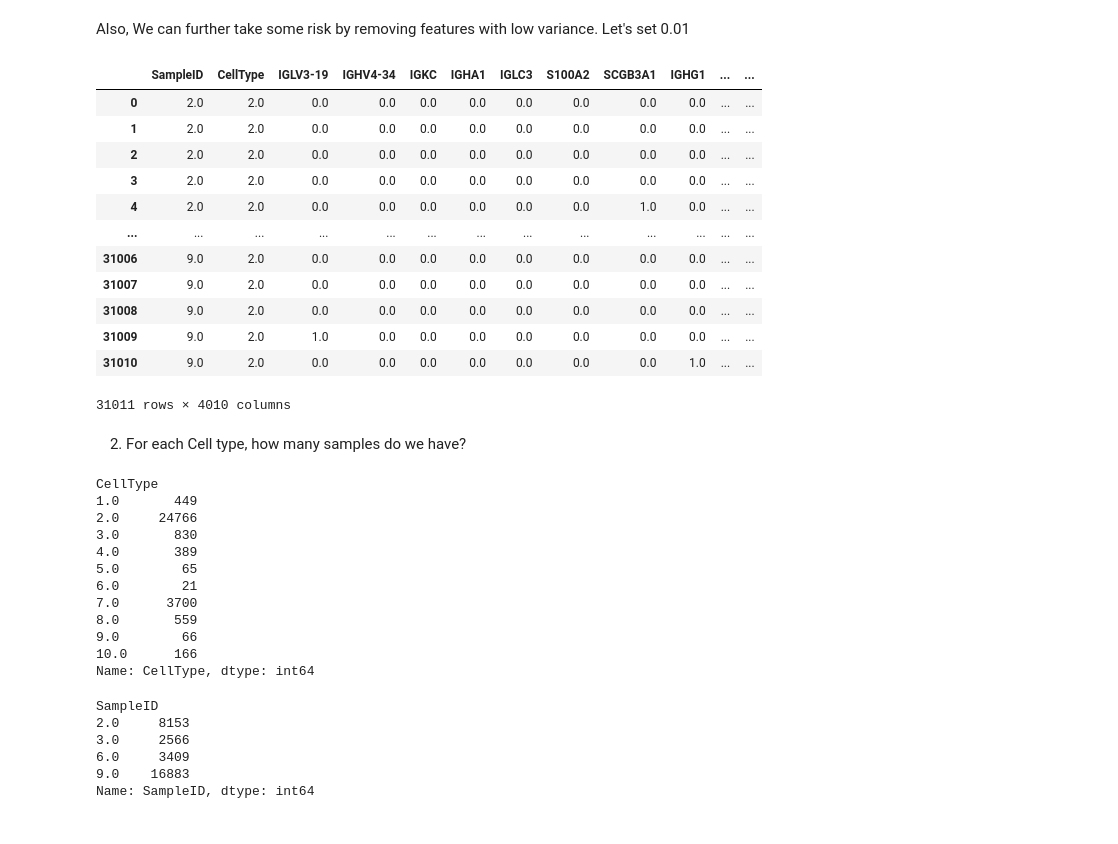
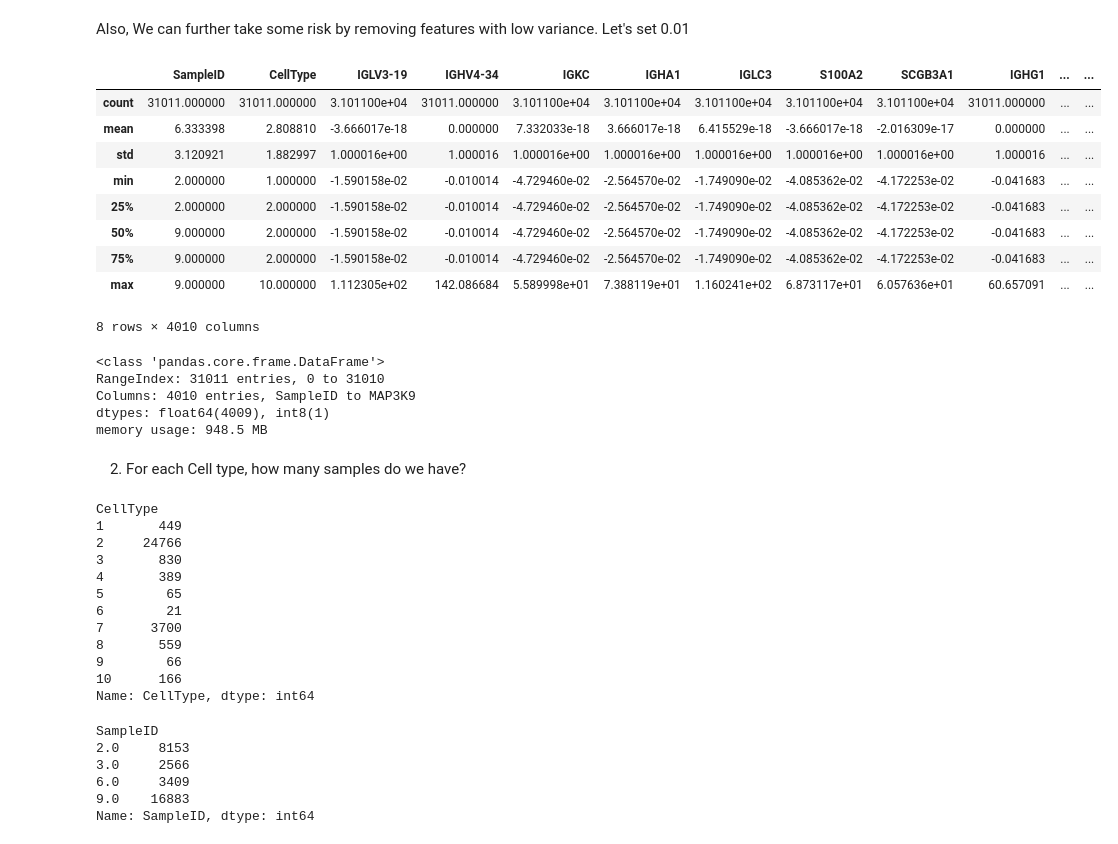
Before and after one commit to BillCoML/cell_anotation, a Jupyter notebook: feat_eng.ipynb, the cells around one changed output. Saved outputs shown, nothing was run; the diff lists cells and outputs as text; code cells hidden in the pictures.

```diff
--- a/feat_eng.ipynb
+++ b/feat_eng.ipynb
@@ -40,26 +40,32 @@ df['CellType'] = df['CellType'].astype('int8')
 # %% [markdown]
 Also, We can further take some risk by removing features with low variance. Let's set 0.01
 # %%
+#1 Remove all with low variance (ignore SampleID and CellType)
+selected_df = df.iloc[:, 2:]
+
 selector = VarianceThreshold(threshold= .01)
 
-reduced_data = selector.fit_transform(df)
+reduced_data = selector.fit_transform(selected_df)
 
-selected_columns = df.columns[selector.get_support()]
+scaler = StandardScaler()
 
-clean_data = pd.DataFrame(reduced_data, columns=selected_columns)
+reduced_data = scaler.fit_transform(reduced_data)
-# %%
-clean_data.
-# %% [output]
-|  | SampleID | CellType | IGLV3-19 | IGHV4-34 | IGKC | IGHA1 | IGLC3 | S100A2 | SCGB3A1 | IGHG1 | ... | ... |
-| 0 | 2.0 | 2.0 | 0.0 | 0.0 | 0.0 | 0.0 | 0.0 | 0.0 | 0.0 | 0.0 | ... | ... |
-| 1 | 2.0 | 2.0 | 0.0 | 0.0 | 0.0 | 0.0 | 0.0 | 0.0 | 0.0 | 0.0 | ... | ... |
-| 2 | 2.0 | 2.0 | 0.0 | 0.0 | 0.0 | 0.0 | 0.0 | 0.0 | 0.0 | 0.0 | ... | ... |
-| 3 | 2.0 | 2.0 | 0.0 | 0.0 | 0.0 | 0.0 | 0.0 | 0.0 | 0.0 | 0.0 | ... | ... |
-| 4 | 2.0 | 2.0 | 0.0 | 0.0 | 0.0 | 0.0 | 0.0 | 0.0 | 1.0 | 0.0 | ... | ... |
-| ... | ... | ... | ... | ... | ... | ... | ... | ... | ... | ... | ... | ... |
-| 31006 | 9.0 | 2.0 | 0.0 | 0.0 | 0.0 | 0.0 | 0.0 | 0.0 | 0.0 | 0.0 | ... | ... |
-| 31007 | 9.0 | 2.0 | 0.0 | 0.0 | 0.0 | 0.0 | 0.0 | 0.0 | 0.0 | 0.0 | ... | ... |
-| 31008 | 9.0 | 2.0 | 0.0 | 0.0 | 0.0 | 0.0 | 0.0 | 0.0 | 0.0 | 0.0 | ... | ... |
-| 31009 | 9.0 | 2.0 | 1.0 | 0.0 | 0.0 | 0.0 | 0.0 | 0.0 | 0.0 | 0.0 | ... | ... |
-| 31010 | 9.0 | 2.0 | 0.0 | 0.0 | 0.0 | 0.0 | 0.0 | 0.0 | 0.0 | 1.0 | ... | ... |
-31011 rows × 4010 columns
+# %%
+selected_columns = selected_df.columns[selector.get_support()] #extract the remaining column names
+
+clean_data = pd.DataFrame(reduced_data, columns=selected_columns) #All genes after dimensionality reduction
+# %%
+final_data = pd.concat( [df.iloc[:, :2].reset_index(drop=True), clean_data.reset_index(drop=True)] , axis=1) #reset_index because they have different index values
+# %%
+final_data.describe()
+# %% [output]
+|  | SampleID | CellType | IGLV3-19 | IGHV4-34 | IGKC | IGHA1 | IGLC3 | S100A2 | SCGB3A1 | IGHG1 | ... | ... |
+| count | 31011.000000 | 31011.000000 | 3.101100e+04 | 31011.000000 | 3.101100e+04 | 3.101100e+04 | 3.101100e+04 | 3.101100e+04 | 3.101100e+04 | 31011.000000 | ... | ... |
+| mean | 6.333398 | 2.808810 | -3.666017e-18 | 0.000000 | 7.332033e-18 | 3.666017e-18 | 6.415529e-18 | -3.666017e-18 | -2.016309e-17 | 0.000000 | ... | ... |
+| std | 3.120921 | 1.882997 | 1.000016e+00 | 1.000016 | 1.000016e+00 | 1.000016e+00 | 1.000016e+00 | 1.000016e+00 | 1.000016e+00 | 1.000016 | ... | ... |
+| min | 2.000000 | 1.000000 | -1.590158e-02 | -0.010014 | -4.729460e-02 | -2.564570e-02 | -1.749090e-02 | -4.085362e-02 | -4.172253e-02 | -0.041683 | ... | ... |
+| 25% | 2.000000 | 2.000000 | -1.590158e-02 | -0.010014 | -4.729460e-02 | -2.564570e-02 | -1.749090e-02 | -4.085362e-02 | -4.172253e-02 | -0.041683 | ... | ... |
+| 50% | 9.000000 | 2.000000 | -1.590158e-02 | -0.010014 | -4.729460e-02 | -2.564570e-02 | -1.749090e-02 | -4.085362e-02 | -4.172253e-02 | -0.041683 | ... | ... |
+| 75% | 9.000000 | 2.000000 | -1.590158e-02 | -0.010014 | -4.729460e-02 | -2.564570e-02 | -1.749090e-02 | -4.085362e-02 | -4.172253e-02 | -0.041683 | ... | ... |
+| max | 9.000000 | 10.000000 | 1.112305e+02 | 142.086684 | 5.589998e+01 | 7.388119e+01 | 1.160241e+02 | 6.873117e+01 | 6.057636e+01 | 60.657091 | ... | ... |
+8 rows × 4010 columns
@@ -66,19 +74,27 @@ clean_data.
+# %%
+final_data.info()
+# %% [output]
+<class 'pandas.core.frame.DataFrame'>
+RangeIndex: 31011 entries, 0 to 31010
+Columns: 4010 entries, SampleID to MAP3K9
+dtypes: float64(4009), int8(1)
+memory usage: 948.5 MB
 # %% [markdown]
 2. For each Cell type, how many samples do we have?
 # %%
-clean_data.groupby(by='CellType')['CellType'].count()
+final_data.groupby(by='CellType')['CellType'].count()
 # %% [output]
 CellType
-1.0       449
-2.0     24766
-3.0       830
-4.0       389
-5.0        65
-6.0        21
-7.0      3700
-8.0       559
-9.0        66
-10.0      166
+1       449
+2     24766
+3       830
+4       389
+5        65
+6        21
+7      3700
+8       559
+9        66
+10      166
 Name: CellType, dtype: int64
 # %%
 clean_data.groupby(by='SampleID')['SampleID'].count()
```
Also changed, not shown: parts of 1 cell of this notebook.
